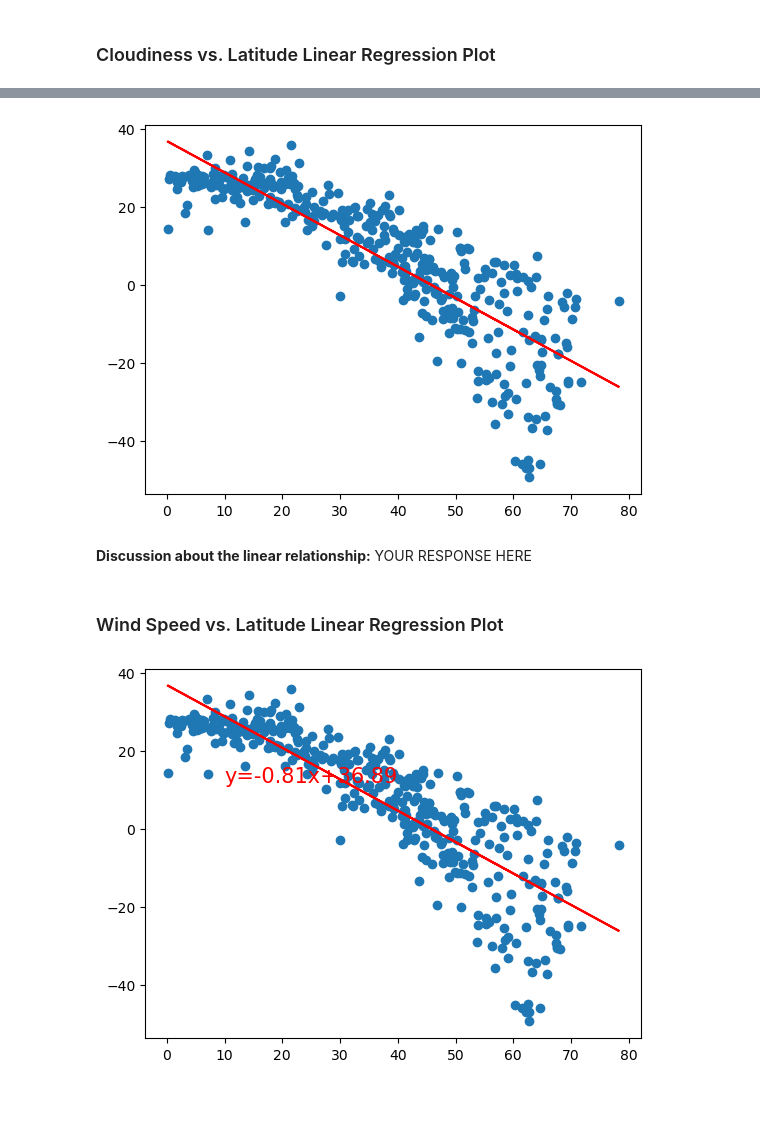
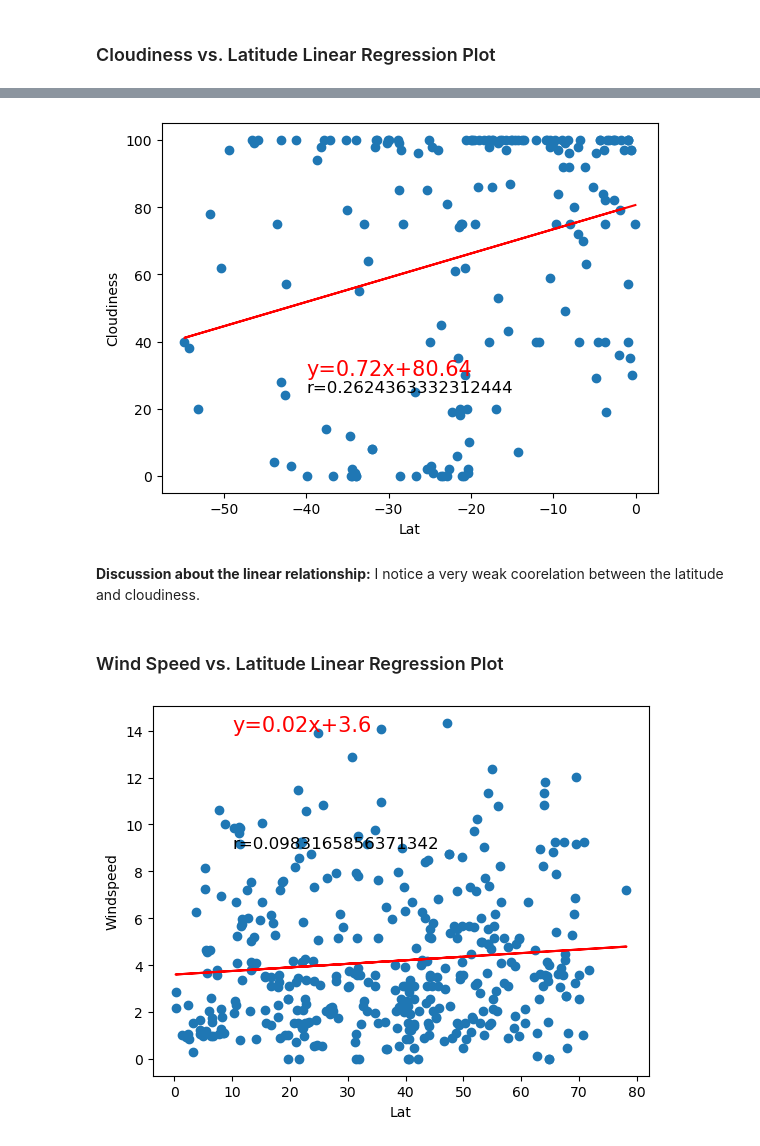
Before and after one commit to Prisca92/python-api-challenge, a Jupyter notebook: WeatherPy/WeatherPy.ipynb, the cells around one changed output, grey strips where cells are left out. Cells and saved outputs as stored; diff of their text form; code cells hidden in the pictures; blank space fills up the shorter version.

```diff
--- a/WeatherPy/WeatherPy.ipynb
+++ b/WeatherPy/WeatherPy.ipynb
@@ -277,9 +282,14 @@ def plot_linear_regression(x_values,y_values,title,text_coordinates):
     (slope, intercept, r_value, p_value, stderr) = linregress(x_values, y_values)
     regress_values=x_values*slope+intercept
     line_eq="y="+str(round(slope,2))+"x+"+str(round(intercept,2))
+    r_value="r="+str((r_value))
     plt.scatter(x_values,y_values)
     plt.plot(x_values,regress_values,"r-")
-    plt.annotate(line_eq,text_coordinates,fontsize=15,color="red")
+    plt.xlabel("Lat")
+    plt.ylabel(title)
+    plt.annotate(line_eq,text_coordinates,fontsize=15,color="red",)
+    x,y=text_coordinates
+    plt.annotate(r_value,(x,y-5),fontsize=12,color="black")
     plt.show()
 # %%
 # Create a DataFrame with the Northern Hemisphere data (Latitude >= 0)
@@ -351,14 +377,21 @@ plot_linear_regression(x_values, y_values,"Cloudiness",(40,30))
 # %%
 # Southern Hemisphere
-plot_linear_regression(x_values, y_values,"Cloudiness",(-30,30))
+x_values = southern_hemi_df["Lat"]
+y_values = southern_hemi_df["Cloudiness"]
+
+plot_linear_regression(x_values, y_values,"Cloudiness",(-40,30))
+plt.show()
 # %% [output]
-[figure, old version]
+[figure, new version]
 # %% [markdown]
-**Discussion about the linear relationship:** YOUR RESPONSE HERE
+**Discussion about the linear relationship:** I notice a very weak coorelation between the latitude and cloudiness.
 # %% [markdown]
 ### Wind Speed vs. Latitude Linear Regression Plot
 # %%
 # Northern Hemisphere
-plot_linear_regression(x_values, y_values,"Wind speed",(10,12))
+x_values = northern_hemi_df["Lat"]
+y_values = northern_hemi_df["Wind Speed"]
+plot_linear_regression(x_values, y_values,"Windspeed",(10,14))
+plt.show()
 # %% [output]
-[figure, old version]
+[figure, new version]
```
Also changed, not shown: parts of 25 cells of this notebook.
